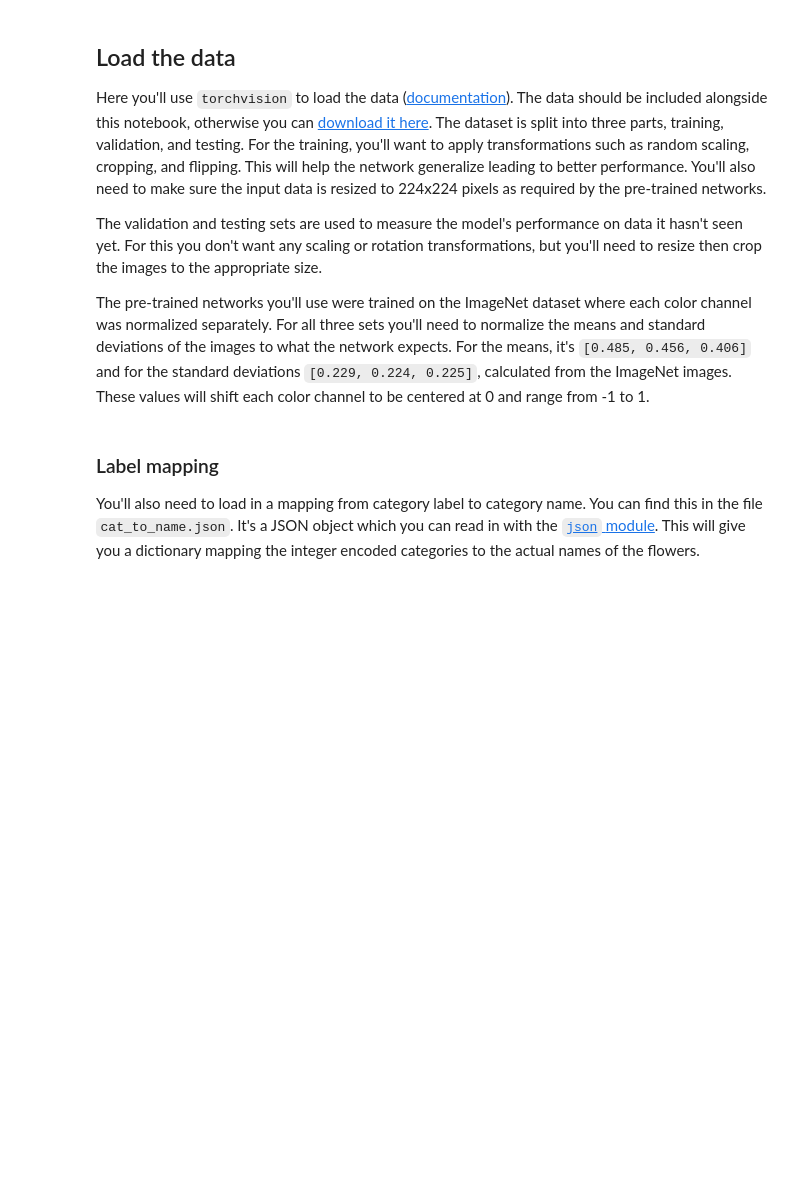
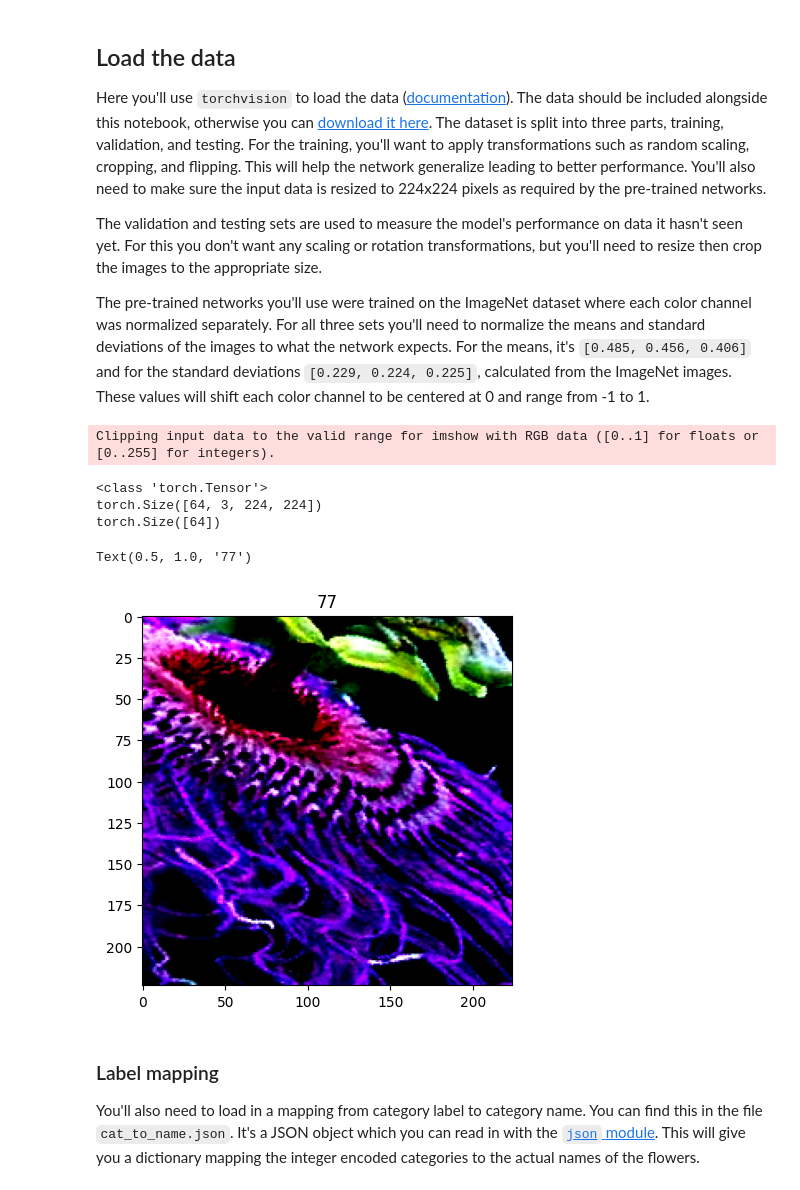
Before and after one commit to 1-ashraful-islam/udacity_project_train_image_classifier, a Jupyter notebook: Image Classifier Project.ipynb, the cells around one changed output. Saved outputs shown, nothing was run; the diff lists cells and outputs as text; code cells hidden in the pictures; blank space fills up the shorter version.

```diff
--- a/Image Classifier Project.ipynb
+++ b/Image Classifier Project.ipynb
@@ -29,7 +42,7 @@ The validation and testing sets are used to measure the model's performance on d
 
 The pre-trained networks you'll use were trained on the ImageNet dataset where each color channel was normalized separately. For all three sets you'll need to normalize the means and standard deviations of the images to what the network expects. For the means, it's `[0.485, 0.456, 0.406]` and for the standard deviations `[0.229, 0.224, 0.225]`, calculated from the ImageNet images.  These values will shift each color channel to be centered at 0 and range from -1 to 1.
 # %%
-data_dir = 'flowers'
+data_dir = 'flower_data'
 train_dir = data_dir + '/train'
 valid_dir = data_dir + '/valid'
 test_dir = data_dir + '/test'
@@ -45,3 +90,21 @@ dataloaders =
+# %%
+# Check out the data
+images, labels = next(iter(train_dataloaders))
+print(type(images))
+print(images.shape)
+print(labels.shape)
+# plt.imshow(images[0].numpy().squeeze(), cmap='Greys_r')
+# util.imshow(images[0])
+select_idx = random.randint(0, len(images)-1)
+plt.imshow(images[select_idx].numpy().transpose((1, 2, 0)))
+plt.title(labels[select_idx].item())
+# %% [output]
+Clipping input data to the valid range for imshow with RGB data ([0..1] for floats or [0..255] for integers).
+<class 'torch.Tensor'>
+torch.Size([64, 3, 224, 224])
+torch.Size([64])
+Text(0.5, 1.0, '77')
+[figure, added]
 # %% [markdown]
 ### Label mapping
 
```
Also changed, not shown: parts of 21 cells of this notebook, 5 other files.
